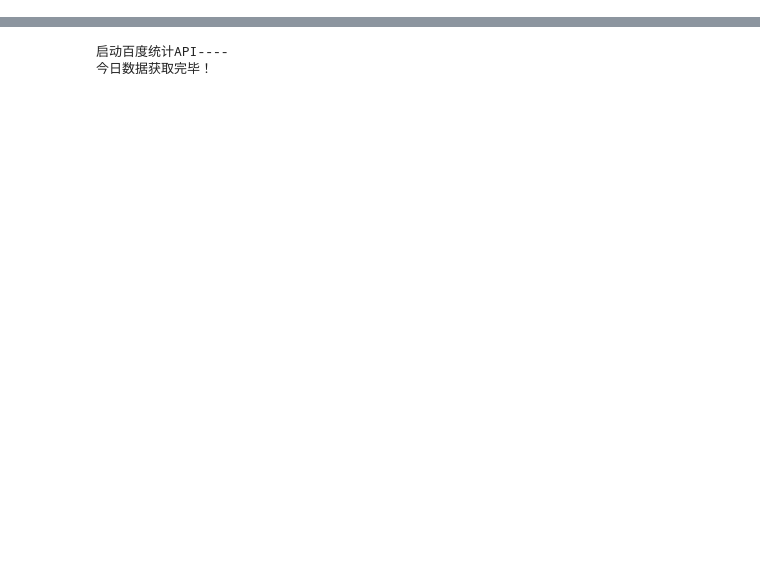
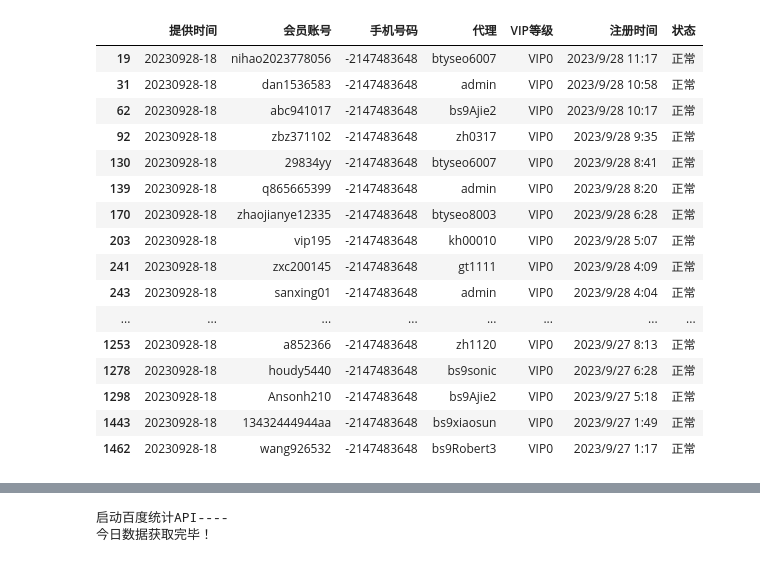
Before and after one commit to Marquis0065/project202308285, a Jupyter notebook: Bsport/TEST_/test1.ipynb, the cells around one changed output, grey strips where cells are left out. Drawn from its saved outputs; the diff is of its cells as text; code cells hidden in the pictures; blank space fills up the shorter version.

```diff
--- a/Bsport/TEST_/test1.ipynb
+++ b/Bsport/TEST_/test1.ipynb
@@ -0,0 +324,67 @@
+# %%
+import pandas as pd
+import datetime
+import xlwings as xw
+
+pd.set_option('display.max_colwidth', None) #显示单元格完整信息
+pd.set_option('display.max_columns', None)
+pd.set_option('display.max_rows', None)
+
+# 读取会员列表
+member = pd.read_csv(r'C:\Users\User\Desktop\文件\追击\0927\会员列表导出.csv',encoding='gbk')
+member['手机号码']=member['手机号码'].fillna(0)
+member['手机号码']=member['手机号码'].astype('int')
+# 读取交败易失列表
+fail_trade = pd.read_csv(r'C:\Users\User\Desktop\文件\追击\0927\交易明细报表.csv',encoding='gbk')
+#读取P图诈单
+pitu = pd.read_csv(r'C:\Users\User\Desktop\文件\追击\0927\P图骗分名单.csv',encoding='gbk')
+#读取既往名单
+pre_member = pd.read_excel(r'C:\Users\User\Desktop\文件\追击\0927\电销追击927.xlsx','本月名单汇总')
+#读取代理线
+daili = pd.read_excel(r'C:\Users\User\Desktop\文件\追击\0927\电销追击927.xlsx','代理线')
+#去除重复代理线
+daili.drop_duplicates('代理线',inplace = True)
+
+#-----------------------开始处理-----------------------
+member2 = member.merge(pitu['用户名'],left_on='会员账号',right_on='用户名',how='left')
+member2 = member2.rename(columns = {'用户名':'P图骗分'})
+
+fail_trade.drop_duplicates('账户名',inplace=True)
+member3 = member2.merge(fail_trade[['账户名','状态']],left_on='会员账号',right_on='账户名',how='left')
+member3=member3.rename(columns={'状态_x':'状态','状态_y':'提单失败'})
+member3.drop('账户名',axis=1,inplace=True)
+
+
+member4 = member3.merge(daili,left_on='代理',right_on='代理线',how='left')
+
+member5 = member4.merge(pre_member[['会员账号','提供时间']],on='会员账号',how='left')
+member5=member5.rename(columns={'提供时间':'已提供'})
+
+#最终提供名单
+result = member5.loc[(member5['手机号码'].apply(lambda x: len(str(x)))==11)&(member5['状态']=='正常')&(member5['VIP等级']=='VIP0') \
+                     &(member5['提单失败']=='失败')&(member5['已提供'].isna())&(member5['P图骗分'].isna()),]
+result = result[['会员账号','手机号码','代理','VIP等级','注册时间','状态']]
+result.insert(0,'提供时间',datetime.datetime.now().strftime('%Y%m%d')+'-18')
+# result['提供时间']= datetime.datetime.now().strftime('%Y%m%d')+'-12'
+# 筛选新增代理线
+result2 = member5.loc[~member5['代理线'].isna(),]
+add_daili = result2.loc[result2['代理线'].str.startswith(('btyseo','btydl','wbdl')),]['代理线']
+result
+# %% [output]
+|  | 提供时间 | 会员账号 | 手机号码 | 代理 | VIP等级 | 注册时间 | 状态 |
+| 19 | 20230928-18 | nihao2023778056 | -2147483648 | btyseo6007 | VIP0 | 2023/9/28 11:17 | 正常 |
+| 31 | 20230928-18 | dan1536583 | -2147483648 | admin | VIP0 | 2023/9/28 10:58 | 正常 |
+| 62 | 20230928-18 | abc941017 | -2147483648 | bs9Ajie2 | VIP0 | 2023/9/28 10:17 | 正常 |
+| 92 | 20230928-18 | zbz371102 | -2147483648 | zh0317 | VIP0 | 2023/9/28 9:35 | 正常 |
+| 130 | 20230928-18 | 29834yy | -2147483648 | btyseo6007 | VIP0 | 2023/9/28 8:41 | 正常 |
+| 139 | 20230928-18 | q865665399 | -2147483648 | admin | VIP0 | 2023/9/28 8:20 | 正常 |
+| 170 | 20230928-18 | zhaojianye12335 | -2147483648 | btyseo8003 | VIP0 | 2023/9/28 6:28 | 正常 |
+| 203 | 20230928-18 | vip195 | -2147483648 | kh00010 | VIP0 | 2023/9/28 5:07 | 正常 |
+| 241 | 20230928-18 | zxc200145 | -2147483648 | gt1111 | VIP0 | 2023/9/28 4:09 | 正常 |
+| 243 | 20230928-18 | sanxing01 | -2147483648 | admin | VIP0 | 2023/9/28 4:04 | 正常 |
+| ... | ... | ... | ... | ... | ... | ... | ... |
+| 1253 | 20230928-18 | a852366 | -2147483648 | zh1120 | VIP0 | 2023/9/27 8:13 | 正常 |
+| 1278 | 20230928-18 | houdy5440 | -2147483648 | bs9sonic | VIP0 | 2023/9/27 6:28 | 正常 |
+| 1298 | 20230928-18 | Ansonh210 | -2147483648 | bs9Ajie2 | VIP0 | 2023/9/27 5:18 | 正常 |
+| 1443 | 20230928-18 | 13432444944aa | -2147483648 | bs9xiaosun | VIP0 | 2023/9/27 1:49 | 正常 |
+| 1462 | 20230928-18 | wang926532 | -2147483648 | bs9Robert3 | VIP0 | 2023/9/27 1:17 | 正常 |
```
Also changed, not shown: parts of 19 cells of this notebook, 4 other files.
